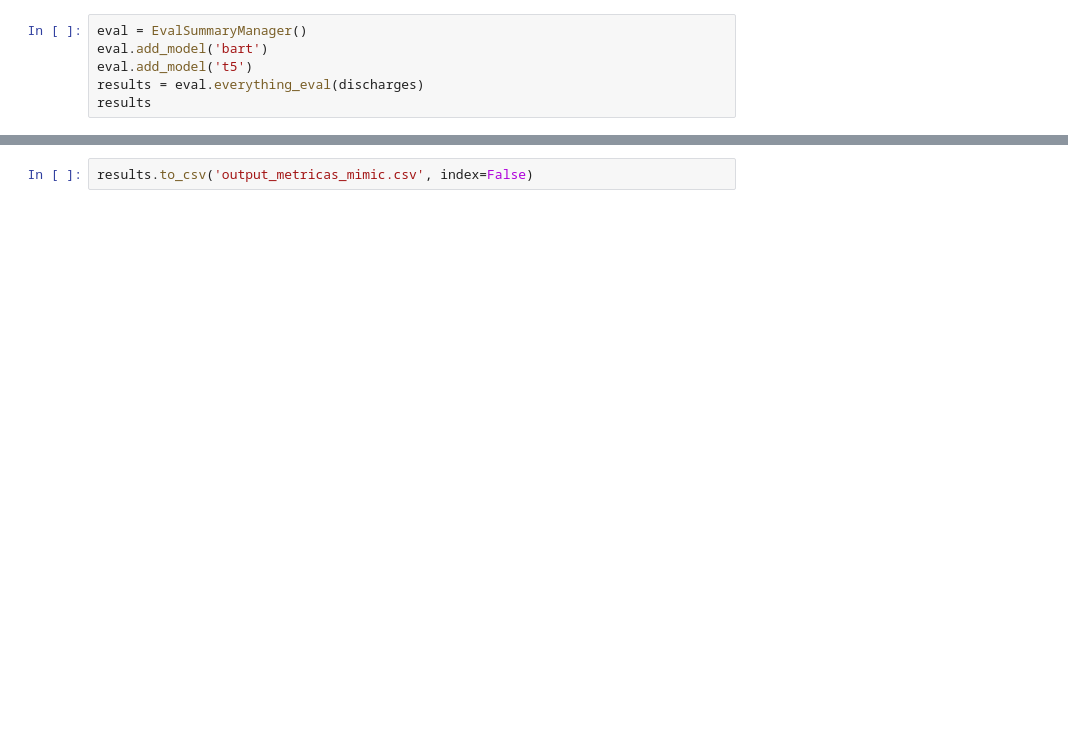
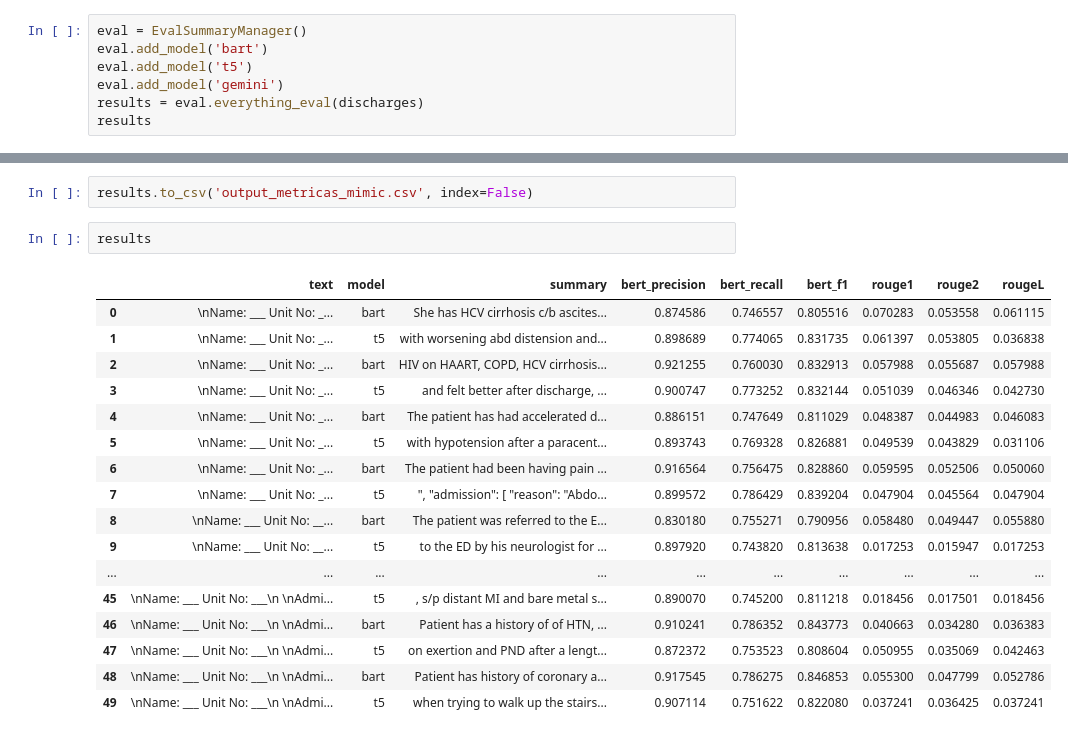
Before and after one commit to sandorscog/medical_summary_halucination, a Jupyter notebook: summarizer_test.ipynb, the cells around one changed output, grey strips where cells are left out. Cells and saved outputs as stored; diff of their text form; blank space fills up the shorter version.

Commit message:
Adds gemini to the eval pipeline and summarizer class

```diff
--- a/summarizer_test.ipynb
+++ b/summarizer_test.ipynb
@@ -74,5 +74,6 @@ discharges = data[:25]['text'].tolist()
 eval = EvalSummaryManager()
 eval.add_model('bart')
 eval.add_model('t5')
+eval.add_model('gemini')
 results = eval.everything_eval(discharges)
 results
@@ -79,2 +96,22 @@ results
 # %%
 results.to_csv('output_metricas_mimic.csv', index=False)
+# %%
+results
+# %% [output]
+|  | text | model | summary | bert_precision | bert_recall | bert_f1 | rouge1 | rouge2 | rougeL |
+| 0 | \nName: ___ Unit No: _... | bart | She has HCV cirrhosis c/b ascites... | 0.874586 | 0.746557 | 0.805516 | 0.070283 | 0.053558 | 0.061115 |
+| 1 | \nName: ___ Unit No: _... | t5 | with worsening abd distension and... | 0.898689 | 0.774065 | 0.831735 | 0.061397 | 0.053805 | 0.036838 |
+| 2 | \nName: ___ Unit No: _... | bart | HIV on HAART, COPD, HCV cirrhosis... | 0.921255 | 0.760030 | 0.832913 | 0.057988 | 0.055687 | 0.057988 |
+| 3 | \nName: ___ Unit No: _... | t5 | and felt better after discharge, ... | 0.900747 | 0.773252 | 0.832144 | 0.051039 | 0.046346 | 0.042730 |
+| 4 | \nName: ___ Unit No: _... | bart | The patient has had accelerated d... | 0.886151 | 0.747649 | 0.811029 | 0.048387 | 0.044983 | 0.046083 |
+| 5 | \nName: ___ Unit No: _... | t5 | with hypotension after a paracent... | 0.893743 | 0.769328 | 0.826881 | 0.049539 | 0.043829 | 0.031106 |
+| 6 | \nName: ___ Unit No: _... | bart | The patient had been having pain ... | 0.916564 | 0.756475 | 0.828860 | 0.059595 | 0.052506 | 0.050060 |
+| 7 | \nName: ___ Unit No: _... | t5 | ", "admission": [ "reason": "Abdo... | 0.899572 | 0.786429 | 0.839204 | 0.047904 | 0.045564 | 0.047904 |
+| 8 | \nName: ___ Unit No: __... | bart | The patient was referred to the E... | 0.830180 | 0.755271 | 0.790956 | 0.058480 | 0.049447 | 0.055880 |
+| 9 | \nName: ___ Unit No: __... | t5 | to the ED by his neurologist for ... | 0.897920 | 0.743820 | 0.813638 | 0.017253 | 0.015947 | 0.017253 |
+| ... | ... | ... | ... | ... | ... | ... | ... | ... | ... |
+| 45 | \nName: ___ Unit No: ___\n \nAdmi... | t5 | , s/p distant MI and bare metal s... | 0.890070 | 0.745200 | 0.811218 | 0.018456 | 0.017501 | 0.018456 |
+| 46 | \nName: ___ Unit No: ___\n \nAdmi... | bart | Patient has a history of of HTN, ... | 0.910241 | 0.786352 | 0.843773 | 0.040663 | 0.034280 | 0.036383 |
+| 47 | \nName: ___ Unit No: ___\n \nAdmi... | t5 | on exertion and PND after a lengt... | 0.872372 | 0.753523 | 0.808604 | 0.050955 | 0.035069 | 0.042463 |
+| 48 | \nName: ___ Unit No: ___\n \nAdmi... | bart | Patient has history of coronary a... | 0.917545 | 0.786275 | 0.846853 | 0.055300 | 0.047799 | 0.052786 |
+| 49 | \nName: ___ Unit No: ___\n \nAdmi... | t5 | when trying to walk up the stairs... | 0.907114 | 0.751622 | 0.822080 | 0.037241 | 0.036425 | 0.037241 |
```
Also changed, not shown: parts of 5 cells of this notebook, 3 other files.
